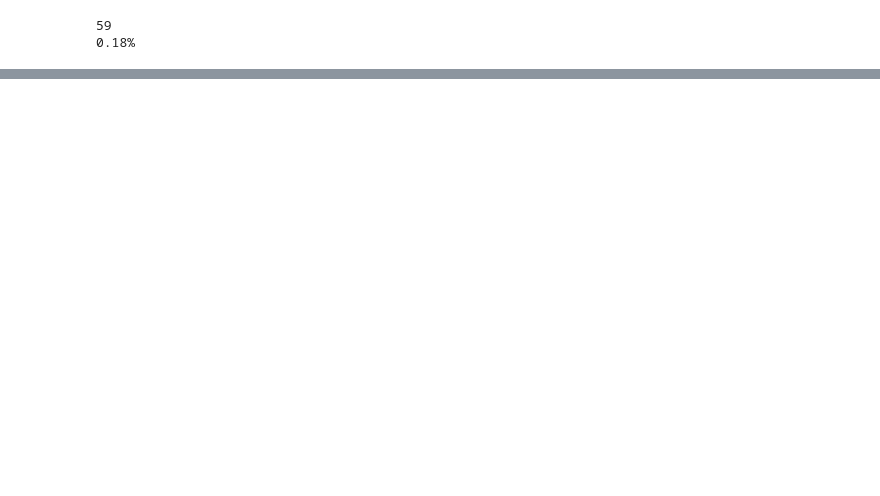
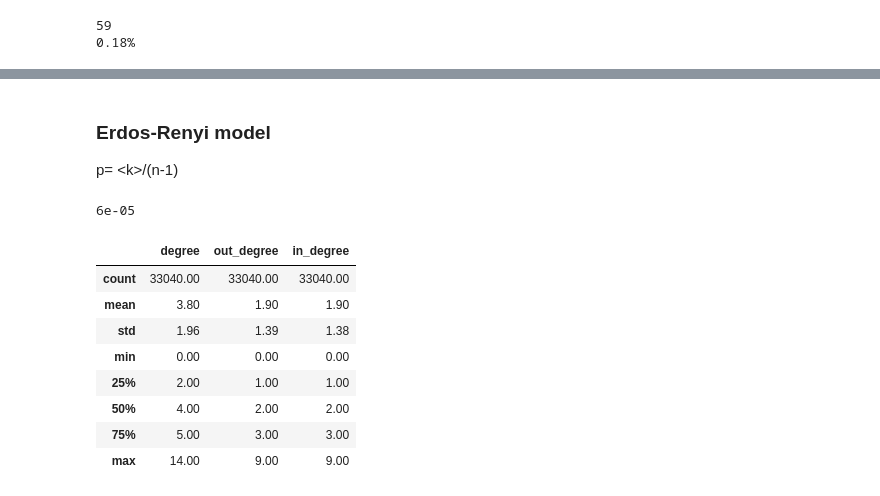
Before and after one commit to Jaimemorillo/electoral-prediction-madrid, a Jupyter notebook: read_tweets.ipynb, the cells around one changed output, grey strips where cells are left out. Cells and saved outputs as stored; diff of their text form; code cells hidden in the pictures; blank space fills up the shorter version.

```diff
--- a/read_tweets.ipynb
+++ b/read_tweets.ipynb
@@ -626,0 +623,4 @@ print("{0:.2%}".format((lcc.vcount()/g.vcount())))
+# %% [markdown]
+### Erdos-Renyi model
+
+p= \<k>/(n-1)
@@ -626,0 +629,4 @@ print("{0:.2%}".format((lcc.vcount()/g.vcount())))
+# %%
+round(p,5)
+# %% [output]
+6e-05
@@ -626,0 +640,12 @@ print("{0:.2%}".format((lcc.vcount()/g.vcount())))
+# %%
+vertex_er_df.describe().round(2)
+# %% [output]
+|  | degree | out_degree | in_degree |
+| count | 33040.00 | 33040.00 | 33040.00 |
+| mean | 3.80 | 1.90 | 1.90 |
+| std | 1.96 | 1.39 | 1.38 |
+| min | 0.00 | 0.00 | 0.00 |
+| 25% | 2.00 | 1.00 | 1.00 |
+| 50% | 4.00 | 2.00 | 2.00 |
+| 75% | 5.00 | 3.00 | 3.00 |
+| max | 14.00 | 9.00 | 9.00 |
```
Also changed, not shown: parts of 11 cells of this notebook.
